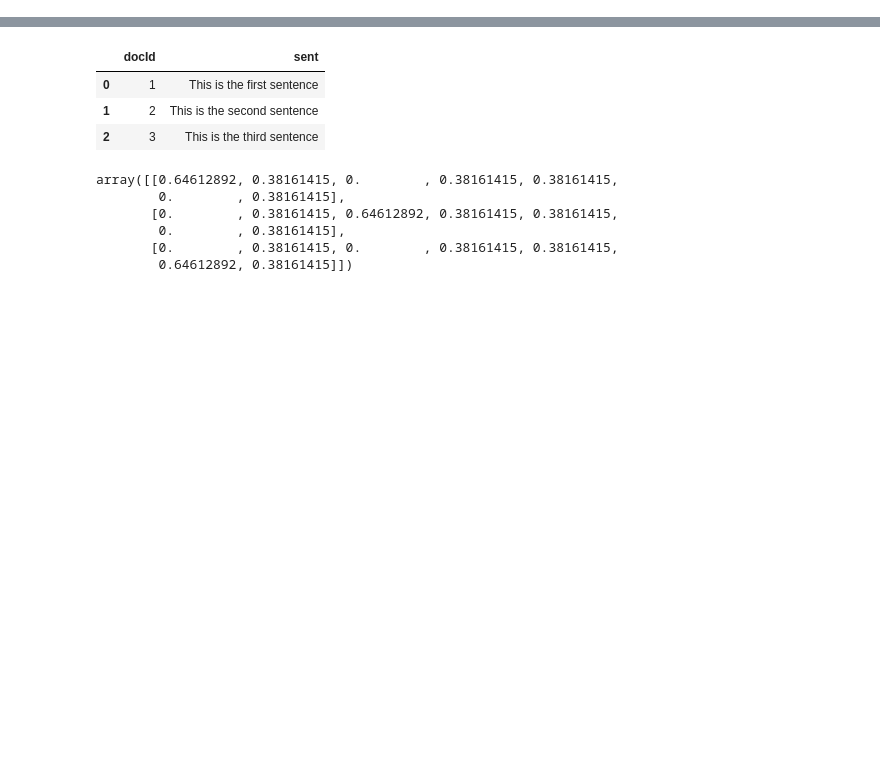
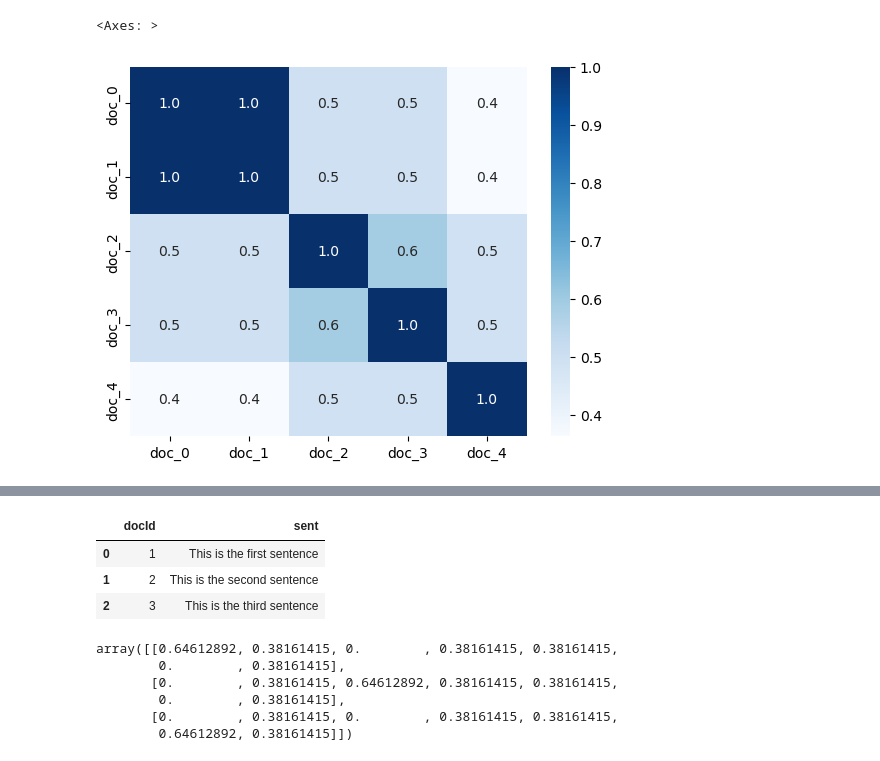
Before and after one commit to dwrkin/nlp_competence, a Jupyter notebook: Misc/Untitled3.ipynb, the cells around one changed output, grey strips where cells are left out. Cells and saved outputs as stored; diff of their text form; code cells hidden in the pictures; blank space fills up the shorter version.

```diff
--- a/Misc/Untitled3.ipynb
+++ b/Misc/Untitled3.ipynb
@@ -24,0 +38,3 @@ df
+# %%
+cosine_similarity_matrix  = cosine_similarity(tfidf_matrix)
+create_dataframe(tfidf_matrix.toarray(), feature_names)
@@ -25,3 +48,12 @@ df
+# %%
+doc_names_list = [f'doc_{i}' for i, _ in enumerate(cosine_similarity_matrix)]
+dataframe_hm = create_dataframe(cosine_similarity_matrix, doc_names_list)
+#plt.figure(figsize = (24,16))
+sns.heatmap(dataframe_hm, cmap="Blues", annot=True, fmt=".1f")
+#, annot= True,fmt=".1f"
+# %% [output]
+<Axes: >
+[figure, added]
 # %%
 # Сортировка слов по значениям TF-IDF
 sorted_keywords = [word for _, word in sorted(zip(tfidf_scores, feature_names), reverse=True)]
```
Also changed, not shown: parts of 10 cells of this notebook.
